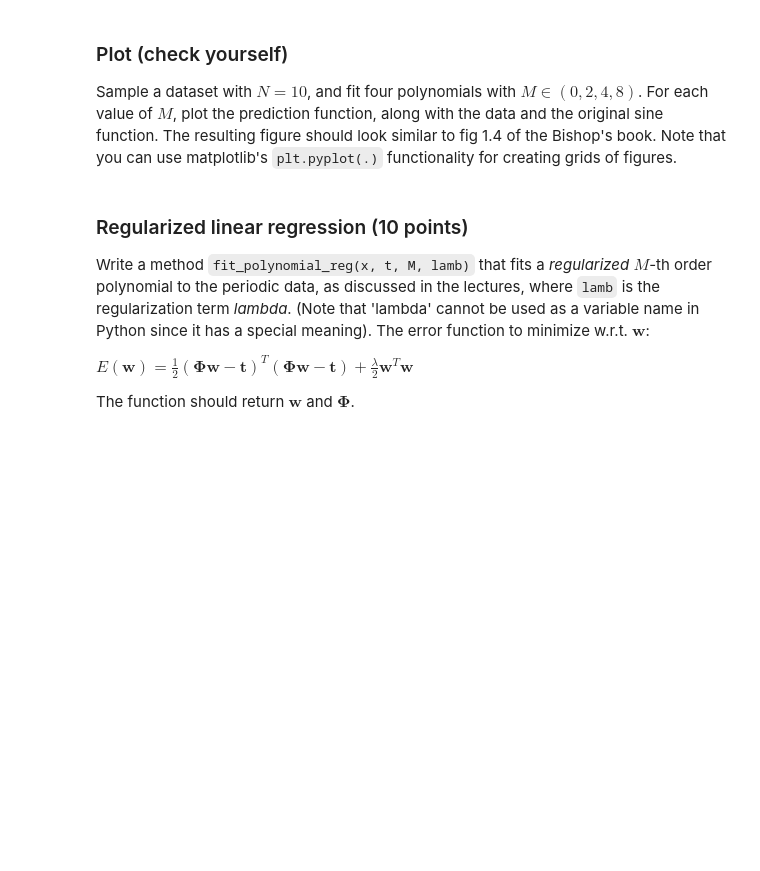
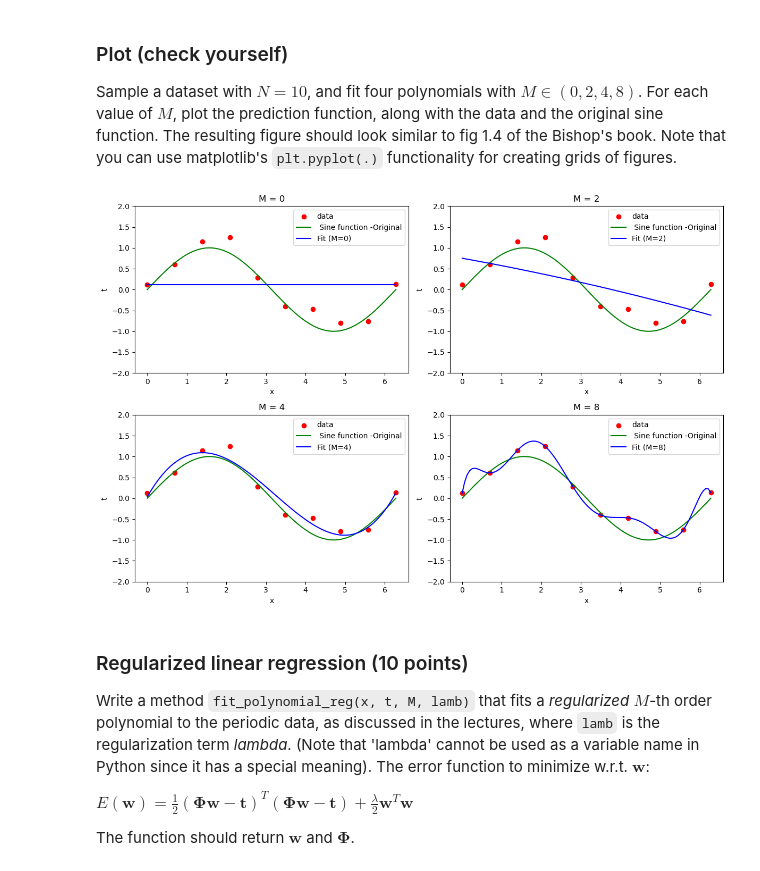
Before and after one commit to Evepp/MaximumLikelihoodEstimation, a Jupyter notebook: 12481440_lab1.ipynb, the cells around one changed output. Saved outputs shown, nothing was run; the diff lists cells and outputs as text; code cells hidden in the pictures; blank space fills up the shorter version.

```diff
--- a/12481440_lab1.ipynb
+++ b/12481440_lab1.ipynb
@@ -266,9 +282,3 @@ Write a method `gen_sine(N)` that generates toy data like in fig 1.2 of Bishop's
 $$t_i \sim \mathcal{N}(\mu_i, \sigma^2)$$
 
 where $x_i$ is the $i$-th elements of $\bf{x}$, the mean $\mu_i = \sin(x_i)$ and the standard deviation $\sigma = 0.25$. You can make use of `np.random.normal()` (Hint: Double check its input parameters).
-# %%
-def gen_sine(n):
-    # YOUR CODE HERE
-    raise NotImplementedError()
-
-    return x, t
@@ -301,3 +311,17 @@ def fit_polynomial(x, t, M):
+# %%
+
+def designmatrix(x, M):
+    # forx - create a row [x^0, x^1, x^2, ..., x^M]
+    Phi = np.array([x**m for m in range(M+1)]).T
+    return Phi
+
+
+def fit_polynomial(x, t, M):
+    Phi = designmatrix(x, M)
+    #  w_ml using the closed-form solution
+    w_ml = np.linalg.inv(Phi.T.dot(Phi)).dot(Phi.T).dot(t)
+
+    return w_ml, Phi
 # %%
 ### Test your function
 N = 10
@@ -317,3 +339,35 @@ For each value of $M$, plot the prediction function, along with the data and the
+# %%
+np.random.seed(42)
+N = 10
+x, t = gen_sine(N)
+
+# values
+x_test = np.linspace(0, 2*np.pi, 100)
+y_test = np.sin(x_test)
+
+
+M_values = [0, 2, 4, 8]
+
+plt.figure(figsize=(12, 8))
+for i, M in enumerate(M_values):
+    w_ml, _ = fit_polynomial(x, t, M)
+    Phi_test = designmatrix(x_test, M)
+    y_pred = Phi_test.dot(w_ml)
+
+    plt.subplot(2, 2, i+1)
+    plt.scatter(x, t, color='red', marker='o', label='data')
+    plt.plot(x_test, y_test, color='green', label=' Sine function -Original')
+    plt.plot(x_test, y_pred, color='blue', label=f'Fit (M={M})')
+    plt.xlabel('x')
+    plt.ylabel('t')
+    plt.title(f'M = {M}')
+    plt.ylim([-2, 2])
+    plt.legend()
+
+plt.tight_layout()
+plt.show()
+# %% [output]
+[figure, added]
 # %% [markdown]
 ### Regularized linear regression (10 points)
 
```
Also changed, not shown: parts of 20 cells of this notebook.
